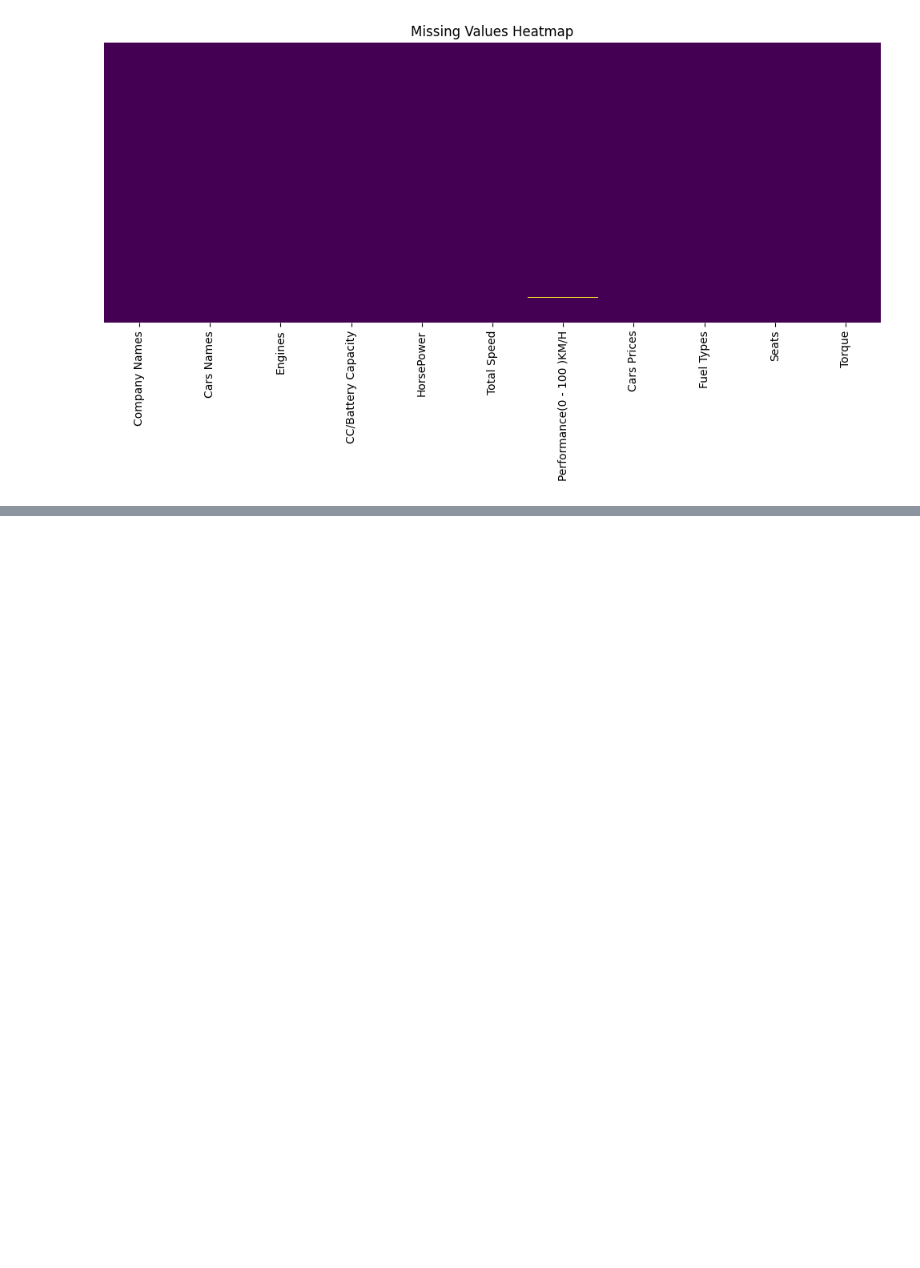
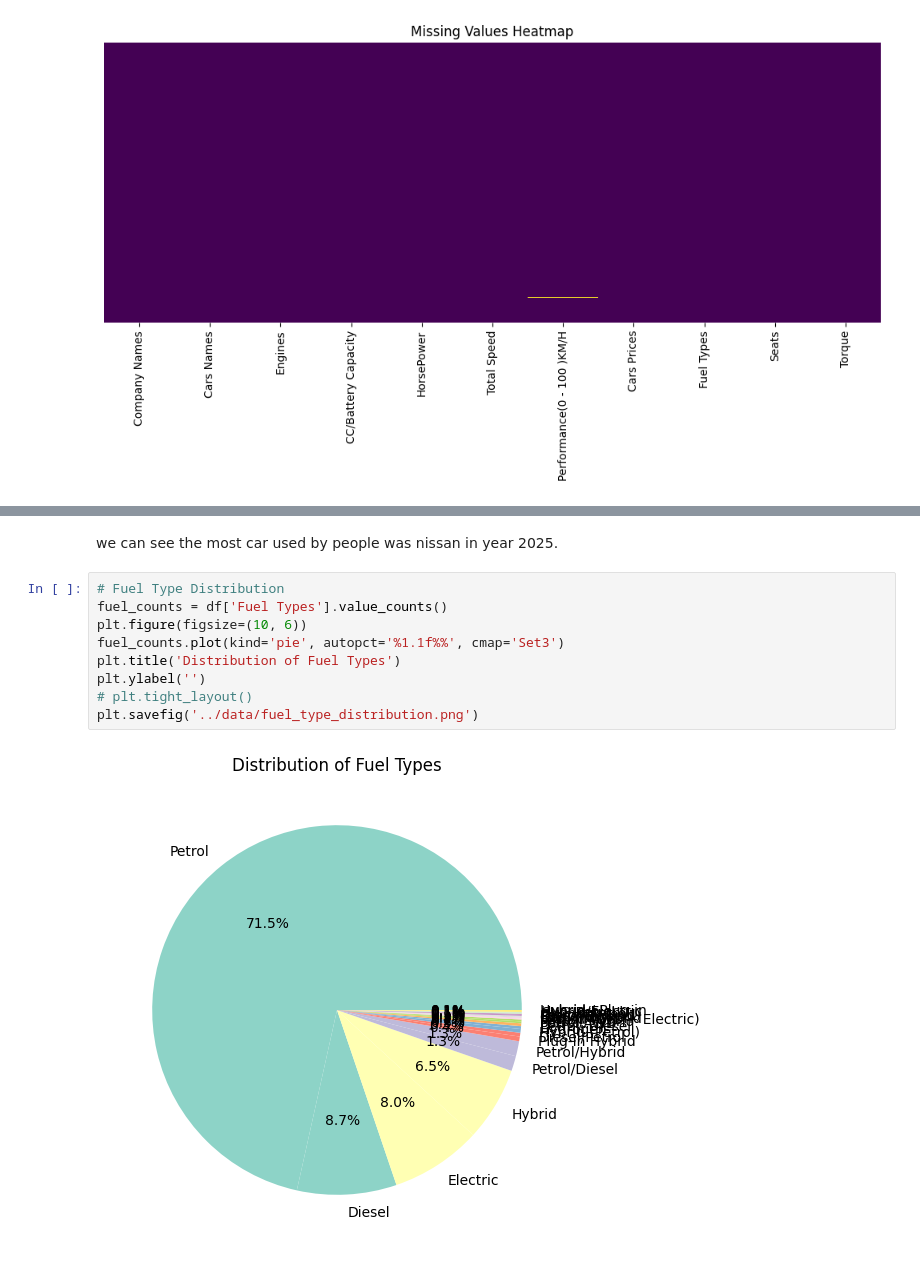
Before and after one commit to orbimatrix/Cars-Collection-DS, a Jupyter notebook: notebooks/EDA.ipynb, the cells around one changed output, grey strips where cells are left out. Drawn from its saved outputs; the diff is of its cells as text; blank space fills up the shorter version.

```diff
--- a/notebooks/EDA.ipynb
+++ b/notebooks/EDA.ipynb
@@ -88,0 +93,13 @@ Passing `palette` without assigning `hue` is deprecated and will be removed in v
+# %% [markdown]
+we can see the most car used by people was nissan in year 2025.
+# %%
+# Fuel Type Distribution
+fuel_counts = df['Fuel Types'].value_counts()
+plt.figure(figsize=(10, 6))
+fuel_counts.plot(kind='pie', autopct='%1.1f%%', cmap='Set3')
+plt.title('Distribution of Fuel Types')
+plt.ylabel('')
+# plt.tight_layout()
+plt.savefig('../data/fuel_type_distribution.png')
+# %% [output]
+[figure, added]
```
Also changed, not shown: parts of 10 cells of this notebook, 6 other files.
